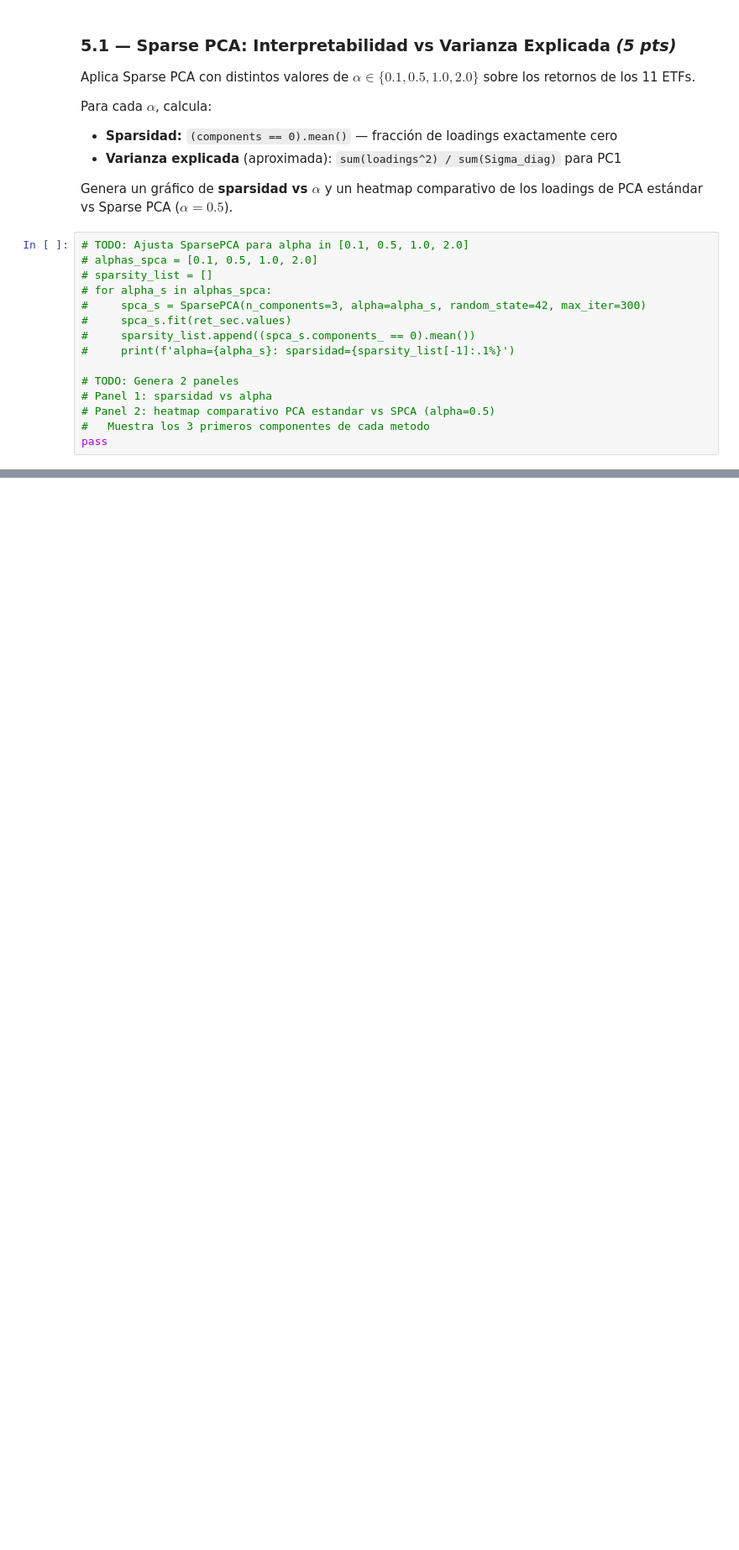
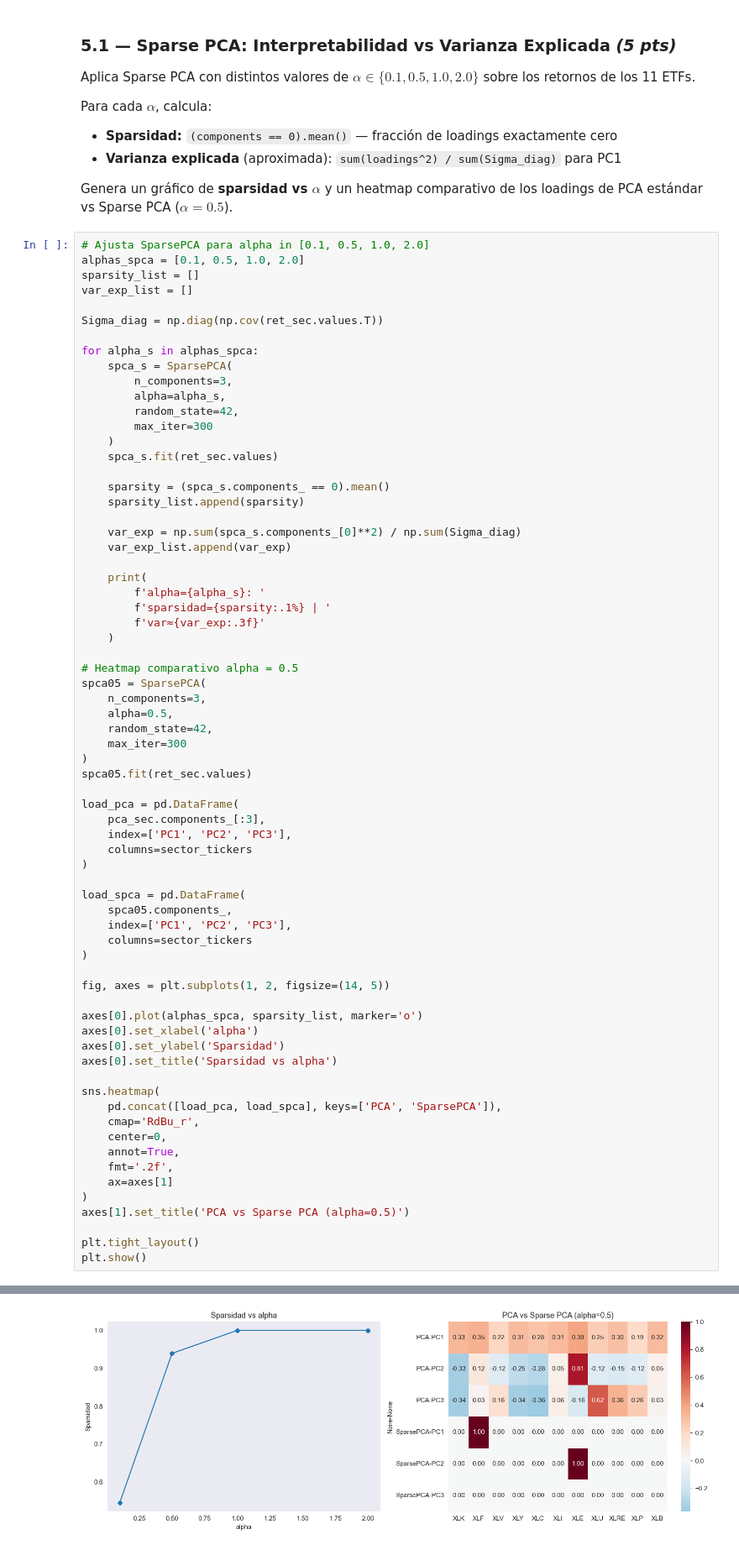
Before and after one commit to Vyena/ml_finance_teixeiradossantos, a Jupyter notebook: notebooks/hw05.ipynb, the cells around one changed output, grey strips where cells are left out. Shown at 84% size. Cells and saved outputs as stored; diff of their text form; blank space fills up the shorter version.

```diff
--- a/notebooks/hw05.ipynb
+++ b/notebooks/hw05.ipynb
@@ -1165,17 +1196,72 @@ Para cada $\alpha$, calcula:
 
 Genera un gráfico de **sparsidad vs $\alpha$** y un heatmap comparativo de los loadings de PCA estándar vs Sparse PCA ($\alpha=0.5$).
 # %%
-# TODO: Ajusta SparsePCA para alpha in [0.1, 0.5, 1.0, 2.0]
-# alphas_spca = [0.1, 0.5, 1.0, 2.0]
-# sparsity_list = []
-# for alpha_s in alphas_spca:
-#     spca_s = SparsePCA(n_components=3, alpha=alpha_s, random_state=42, max_iter=300)
-#     spca_s.fit(ret_sec.values)
-#     sparsity_list.append((spca_s.components_ == 0).mean())
-#     print(f'alpha={alpha_s}: sparsidad={sparsity_list[-1]:.1%}')
+# Ajusta SparsePCA para alpha in [0.1, 0.5, 1.0, 2.0]
+alphas_spca = [0.1, 0.5, 1.0, 2.0]
+sparsity_list = []
+var_exp_list = []
 
-# TODO: Genera 2 paneles
-# Panel 1: sparsidad vs alpha
-# Panel 2: heatmap comparativo PCA estandar vs SPCA (alpha=0.5)
-#   Muestra los 3 primeros componentes de cada metodo
-pass
+Sigma_diag = np.diag(np.cov(ret_sec.values.T))
+
+for alpha_s in alphas_spca:
+    spca_s = SparsePCA(
+        n_components=3,
+        alpha=alpha_s,
+        random_state=42,
+        max_iter=300
+    )
+    spca_s.fit(ret_sec.values)
+
+    sparsity = (spca_s.components_ == 0).mean()
+    sparsity_list.append(sparsity)
+
+    var_exp = np.sum(spca_s.components_[0]**2) / np.sum(Sigma_diag)
+    var_exp_list.append(var_exp)
+
+    print(
+        f'alpha={alpha_s}: '
+        f'sparsidad={sparsity:.1%} | '
+        f'var≈{var_exp:.3f}'
+    )
+
+# Heatmap comparativo alpha = 0.5
+spca05 = SparsePCA(
+    n_components=3,
+    alpha=0.5,
+    random_state=42,
+    max_iter=300
+)
+spca05.fit(ret_sec.values)
+
+load_pca = pd.DataFrame(
+    pca_sec.components_[:3],
+    index=['PC1', 'PC2', 'PC3'],
+    columns=sector_tickers
+)
+
+load_spca = pd.DataFrame(
+    spca05.components_,
+    index=['PC1', 'PC2', 'PC3'],
+    columns=sector_tickers
+)
+
+fig, axes = plt.subplots(1, 2, figsize=(14, 5))
+
+axes[0].plot(alphas_spca, sparsity_list, marker='o')
+axes[0].set_xlabel('alpha')
+axes[0].set_ylabel('Sparsidad')
+axes[0].set_title('Sparsidad vs alpha')
+
+sns.heatmap(
+    pd.concat([load_pca, load_spca], keys=['PCA', 'SparsePCA']),
+    cmap='RdBu_r',
+    center=0,
+    annot=True,
+    fmt='.2f',
+    ax=axes[1]
+)
+axes[1].set_title('PCA vs Sparse PCA (alpha=0.5)')
+
+plt.tight_layout()
+plt.show()
+# %% [output]
@@ -1182,3 +1272,4 @@ pass
+[figure, added]
 # %% [markdown]
 **Responde:**
 
```
Also changed, not shown: parts of 6 cells of this notebook.
